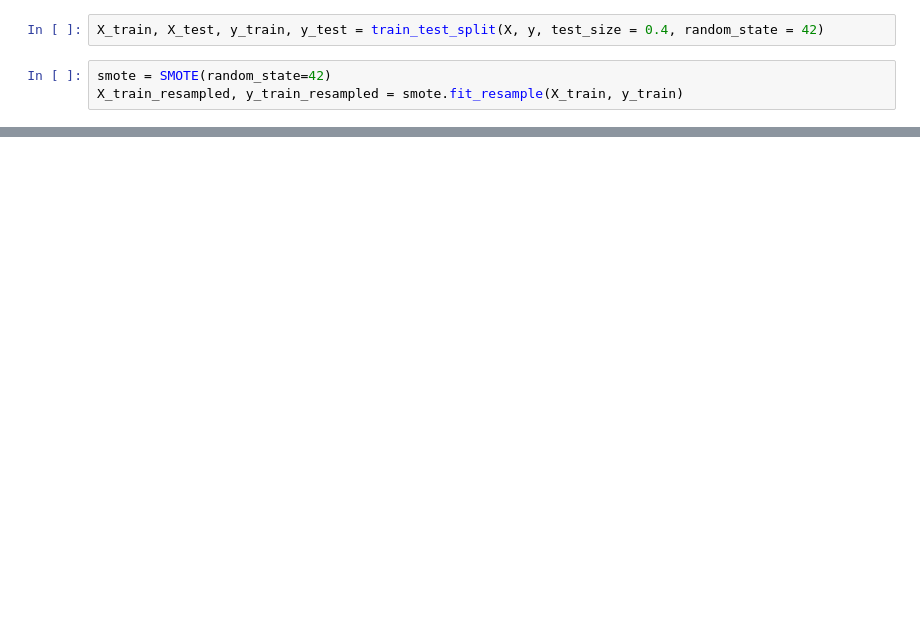
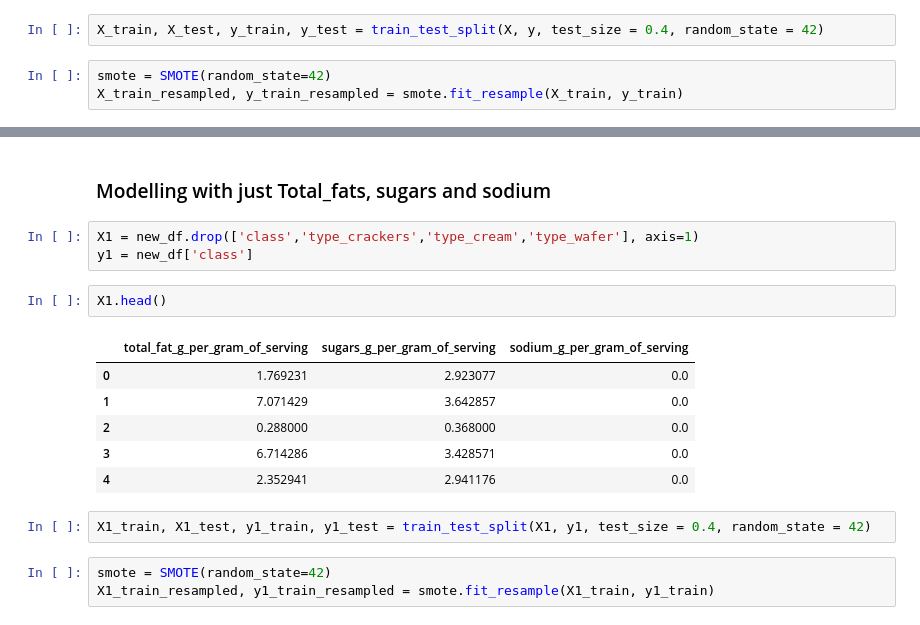
Before and after one commit to MrKiasu/GA_DSI39_Project_4, a Jupyter notebook: code/02_modelling_lc_test.ipynb, the cells around one changed output, grey strips where cells are left out. Drawn from its saved outputs; the diff is of its cells as text; blank space fills up the shorter version.

```diff
--- a/code/02_modelling_lc_test.ipynb
+++ b/code/02_modelling_lc_test.ipynb
@@ -210,2 +222,21 @@ weighted avg       0.92      0.89      0.90        38
 
 ===========================================
+# %% [markdown]
+### Modelling with just Total_fats, sugars and sodium
+# %%
+X1 = new_df.drop(['class','type_crackers','type_cream','type_wafer'], axis=1)
+y1 = new_df['class']
+# %%
+X1.head()
+# %% [output]
+|  | total_fat_g_per_gram_of_serving | sugars_g_per_gram_of_serving | sodium_g_per_gram_of_serving |
+| 0 | 1.769231 | 2.923077 | 0.0 |
+| 1 | 7.071429 | 3.642857 | 0.0 |
+| 2 | 0.288000 | 0.368000 | 0.0 |
+| 3 | 6.714286 | 3.428571 | 0.0 |
+| 4 | 2.352941 | 2.941176 | 0.0 |
+# %%
+X1_train, X1_test, y1_train, y1_test = train_test_split(X1, y1, test_size = 0.4, random_state = 42)
+# %%
+smote = SMOTE(random_state=42)
+X1_train_resampled, y1_train_resampled = smote.fit_resample(X1_train, y1_train)
```
Also changed, not shown: parts of 14 cells of this notebook.
